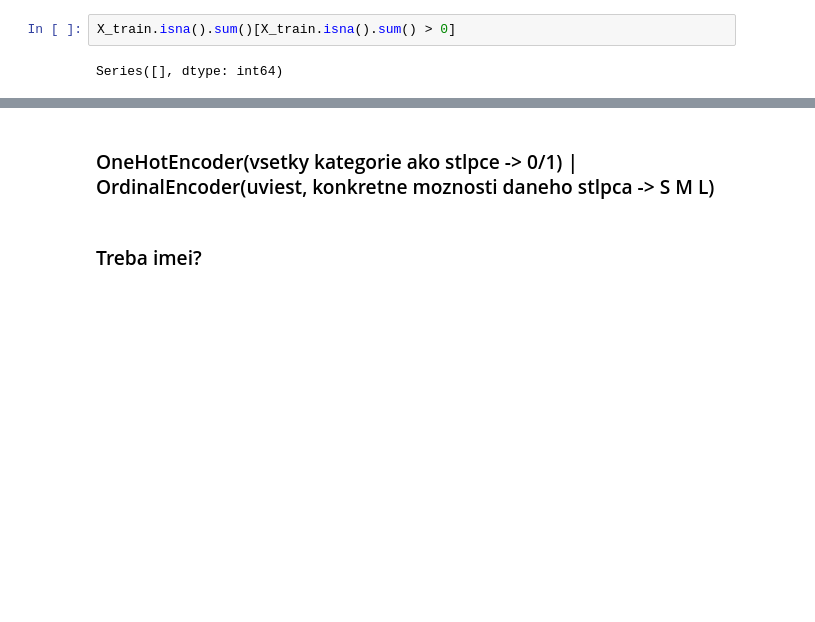
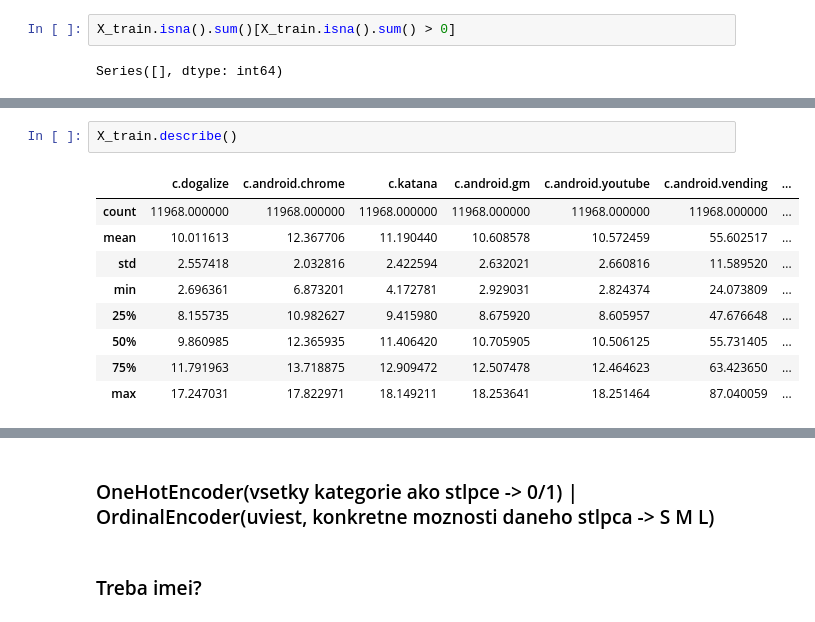
Before and after one commit to Mmathieus/IAU-project, a Jupyter notebook: zadanie2.ipynb, the cells around one changed output, grey strips where cells are left out. Cells and saved outputs as stored; diff of their text form; blank space fills up the shorter version.

```diff
--- a/zadanie2.ipynb
+++ b/zadanie2.ipynb
@@ -66,0 +76,12 @@ for i in sorted_ids:
+# %%
+X_train.describe()
+# %% [output]
+|  | c.dogalize | c.android.chrome | c.katana | c.android.gm | c.android.youtube | c.android.vending | ... |
+| count | 11968.000000 | 11968.000000 | 11968.000000 | 11968.000000 | 11968.000000 | 11968.000000 | ... |
+| mean | 10.011613 | 12.367706 | 11.190440 | 10.608578 | 10.572459 | 55.602517 | ... |
+| std | 2.557418 | 2.032816 | 2.422594 | 2.632021 | 2.660816 | 11.589520 | ... |
+| min | 2.696361 | 6.873201 | 4.172781 | 2.929031 | 2.824374 | 24.073809 | ... |
+| 25% | 8.155735 | 10.982627 | 9.415980 | 8.675920 | 8.605957 | 47.676648 | ... |
+| 50% | 9.860985 | 12.365935 | 11.406420 | 10.705905 | 10.506125 | 55.731405 | ... |
+| 75% | 11.791963 | 13.718875 | 12.909472 | 12.507478 | 12.464623 | 63.423650 | ... |
+| max | 17.247031 | 17.822971 | 18.149211 | 18.253641 | 18.251464 | 87.040059 | ... |
```
Also changed, not shown: parts of 26 cells of this notebook, 1 other file.
